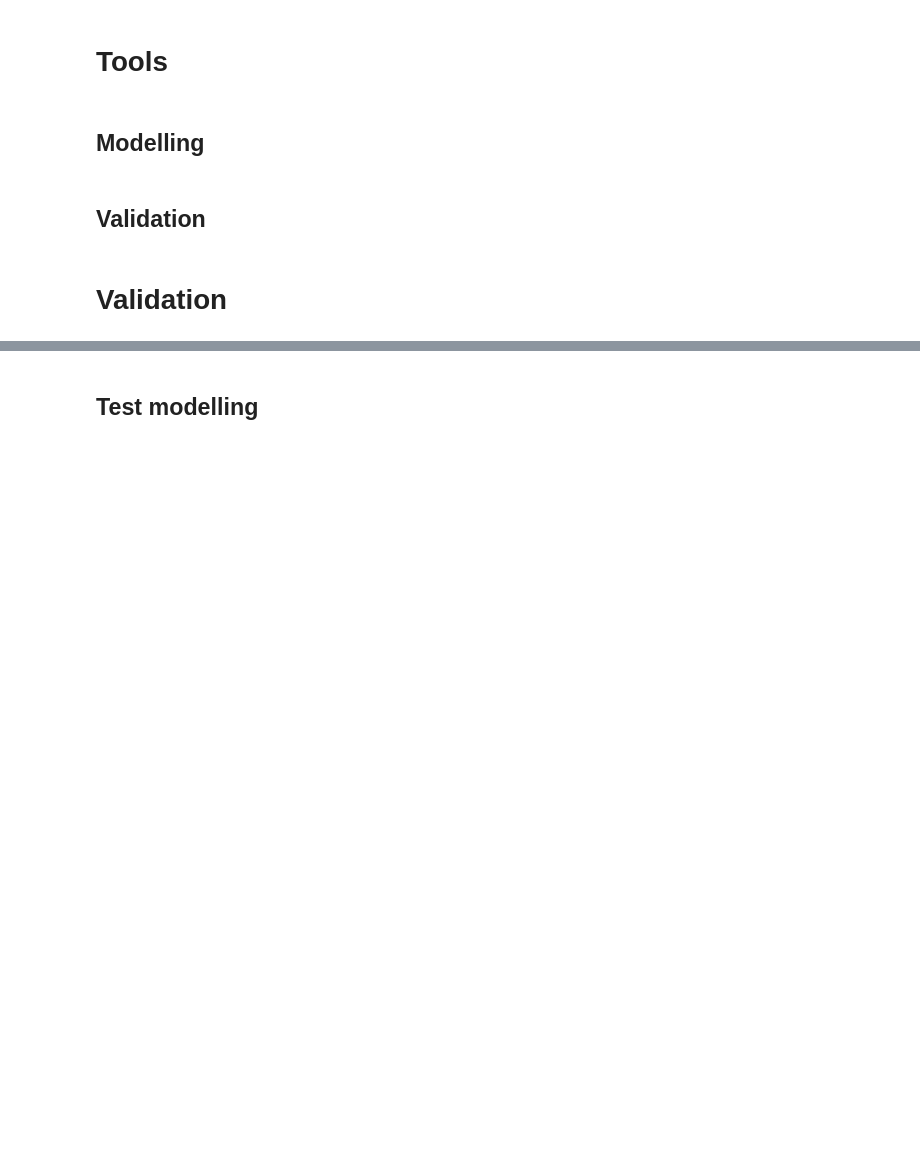
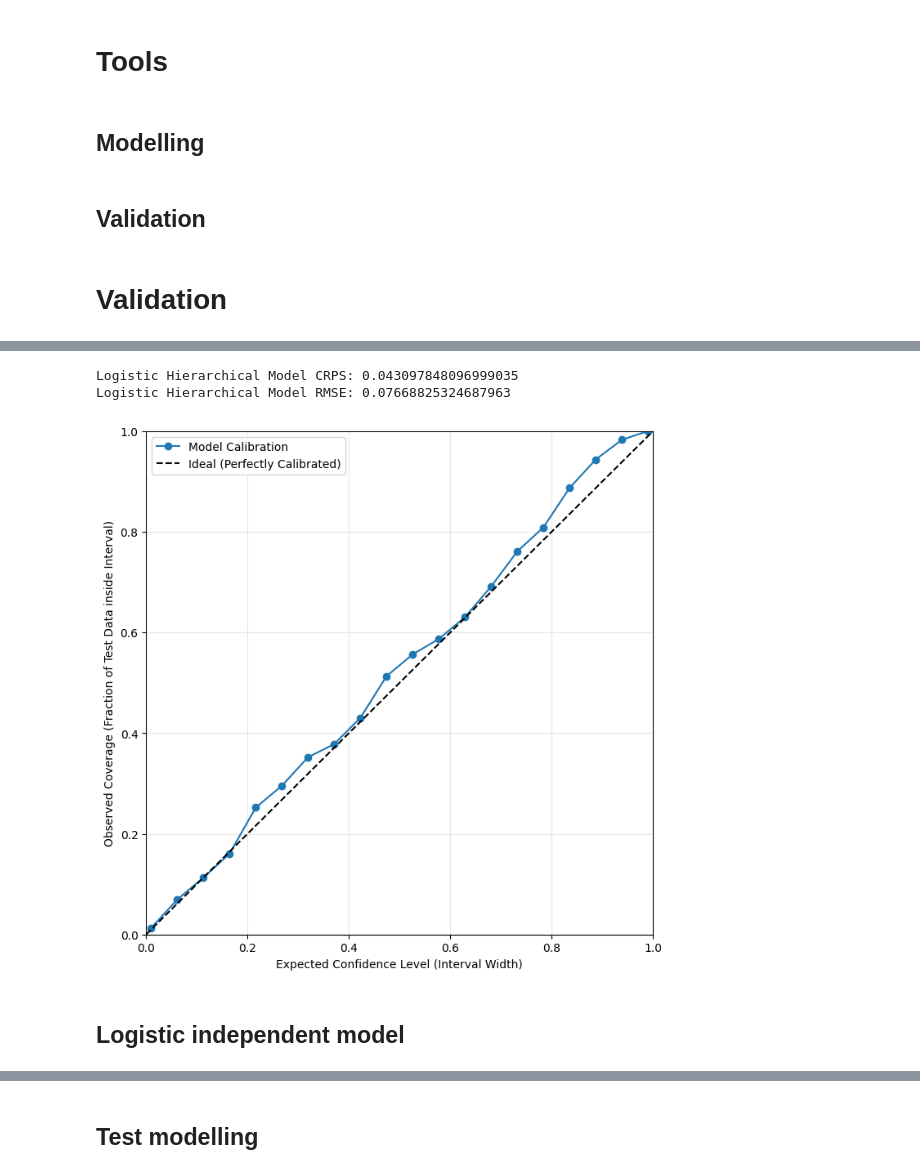
Before and after one commit to General-Purpose-AI-Policy-Lab/benchmark-forecasting, a Jupyter notebook: validation.ipynb, the cells around one changed output, grey strips where cells are left out. Drawn from its saved outputs; the diff is of its cells as text; code cells hidden in the pictures; blank space fills up the shorter version.

```diff
--- a/validation.ipynb
+++ b/validation.ipynb
@@ -322,0 +415,2 @@ def crps(idata: az.InferenceData) -> float:
+# %%
+logistic_hierarchical_idata = temporal_holdout(dataset, cutoff_date, sigmoid_kind="logistic", joint=True, top_n=3)
@@ -322,0 +430,10 @@ def crps(idata: az.InferenceData) -> float:
+# %%
+print("Logistic Hierarchical Model CRPS:", crps(logistic_hierarchical_idata))
+print("Logistic Hierarchical Model RMSE:", accuracy(logistic_hierarchical_idata, metric="RMSE"))
+plot_calibration_curve(logistic_hierarchical_idata)
+# %% [output]
+Logistic Hierarchical Model CRPS: 0.043097848096999035
+Logistic Hierarchical Model RMSE: 0.07668825324687963
+[figure, added]
+# %% [markdown]
+## Logistic independent model
```
Also changed, not shown: parts of 27 cells of this notebook.
